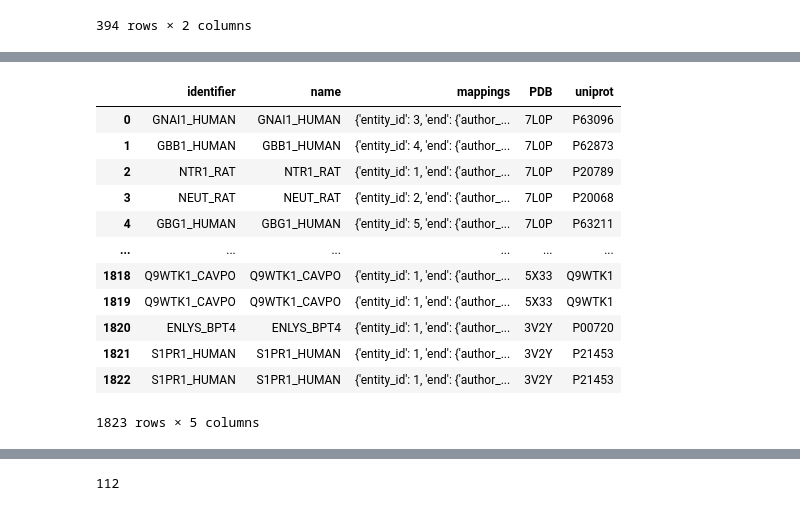
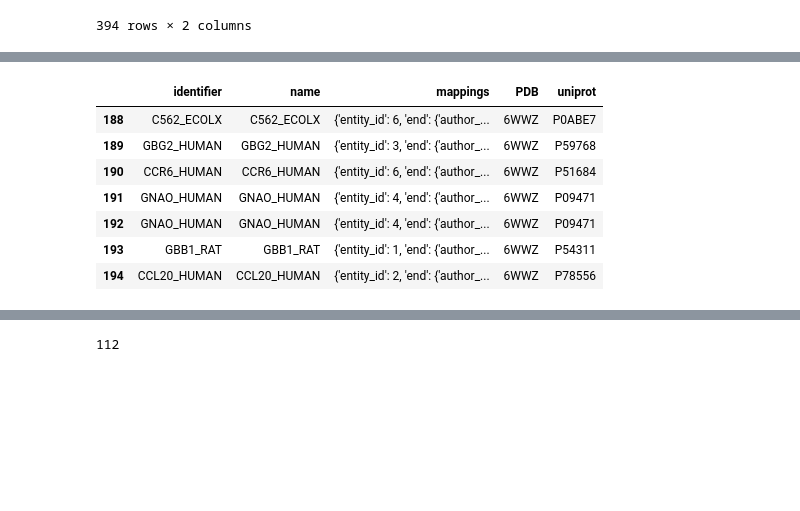
Before and after one commit to flurinh/mt, a Jupyter notebook: CifProcessor.ipynb, the cells around one changed output, grey strips where cells are left out. Saved outputs shown, nothing was run; the diff lists cells and outputs as text; code cells hidden in the pictures; blank space fills up the shorter version.

```diff
--- a/CifProcessor.ipynb
+++ b/CifProcessor.ipynb
@@ -52,6 +59,7 @@ class CifProcessor():
                      'label_comp_id', 'id', 'label_atom_id',
                      'type_symbol', 'Cartn_x', 'Cartn_y', 'Cartn_z']
         self.numbering = pd.DataFrame()
+        self.dfl_list = []
 
     # ==============================================================================================================
 
@@ -244,6 +252,7 @@ class CifProcessor():
         self.dfl = []
         for f in files:
             self.dfl.append(pd.read_pickle(folder+f).reset_index().drop('index', axis=1))
+            self.dfl_list.append(f[:-4])
 
     def read_pkl_metainfo(self):
         self.numbering = pd.read_pickle(self.path + 'data_numbering.pkl')
@@ -639,16 +962,11 @@ Dict: {'Gs': 'αs', 'Gia1': 'αi1', 'Gia2': 'αi2', 'Go': 'αo', 'Gta1': 'αt1',
 # %%
-data.mappings
+data.mappings[data.mappings['PDB']=='6WWZ']
 # %% [output]
 |  | identifier | name | mappings | PDB | uniprot |
-| 0 | GNAI1_HUMAN | GNAI1_HUMAN | {'entity_id': 3, 'end': {'author_... | 7L0P | P63096 |
-| 1 | GBB1_HUMAN | GBB1_HUMAN | {'entity_id': 4, 'end': {'author_... | 7L0P | P62873 |
-| 2 | NTR1_RAT | NTR1_RAT | {'entity_id': 1, 'end': {'author_... | 7L0P | P20789 |
-| 3 | NEUT_RAT | NEUT_RAT | {'entity_id': 2, 'end': {'author_... | 7L0P | P20068 |
-| 4 | GBG1_HUMAN | GBG1_HUMAN | {'entity_id': 5, 'end': {'author_... | 7L0P | P63211 |
-| ... | ... | ... | ... | ... | ... |
-| 1818 | Q9WTK1_CAVPO | Q9WTK1_CAVPO | {'entity_id': 1, 'end': {'author_... | 5X33 | Q9WTK1 |
-| 1819 | Q9WTK1_CAVPO | Q9WTK1_CAVPO | {'entity_id': 1, 'end': {'author_... | 5X33 | Q9WTK1 |
-| 1820 | ENLYS_BPT4 | ENLYS_BPT4 | {'entity_id': 1, 'end': {'author_... | 3V2Y | P00720 |
-| 1821 | S1PR1_HUMAN | S1PR1_HUMAN | {'entity_id': 1, 'end': {'author_... | 3V2Y | P21453 |
-| 1822 | S1PR1_HUMAN | S1PR1_HUMAN | {'entity_id': 1, 'end': {'author_... | 3V2Y | P21453 |
+| 188 | C562_ECOLX | C562_ECOLX | {'entity_id': 6, 'end': {'author_... | 6WWZ | P0ABE7 |
+| 189 | GBG2_HUMAN | GBG2_HUMAN | {'entity_id': 3, 'end': {'author_... | 6WWZ | P59768 |
+| 190 | CCR6_HUMAN | CCR6_HUMAN | {'entity_id': 6, 'end': {'author_... | 6WWZ | P51684 |
+| 191 | GNAO_HUMAN | GNAO_HUMAN | {'entity_id': 4, 'end': {'author_... | 6WWZ | P09471 |
+| 192 | GNAO_HUMAN | GNAO_HUMAN | {'entity_id': 4, 'end': {'author_... | 6WWZ | P09471 |
+| 193 | GBB1_RAT | GBB1_RAT | {'entity_id': 1, 'end': {'author_... | 6WWZ | P54311 |
+| 194 | CCL20_HUMAN | CCL20_HUMAN | {'entity_id': 2, 'end': {'author_... | 6WWZ | P78556 |
-1823 rows × 5 columns
```
Also changed, not shown: parts of 44 cells of this notebook, 1 other file.
